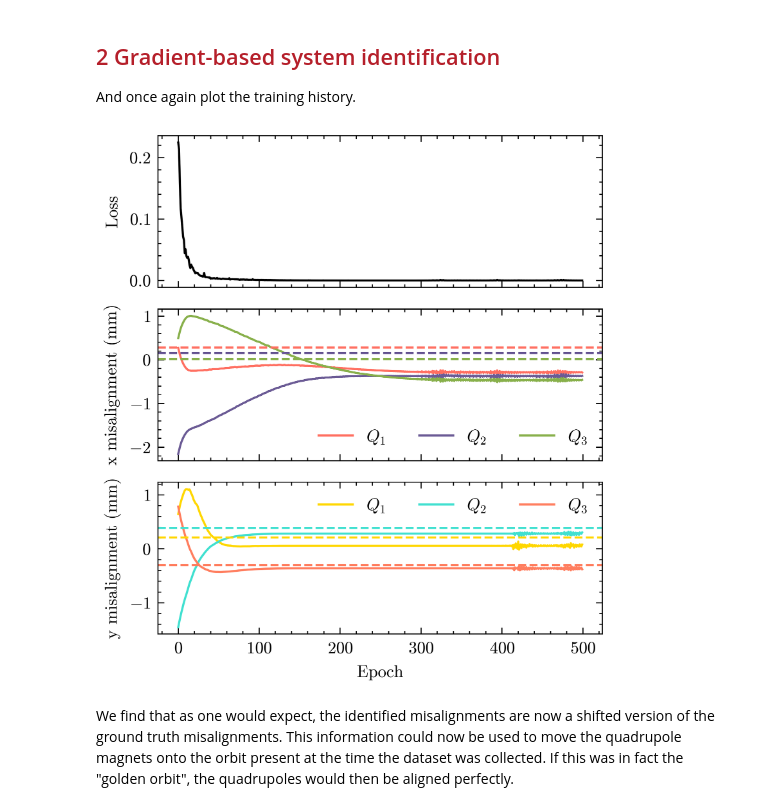
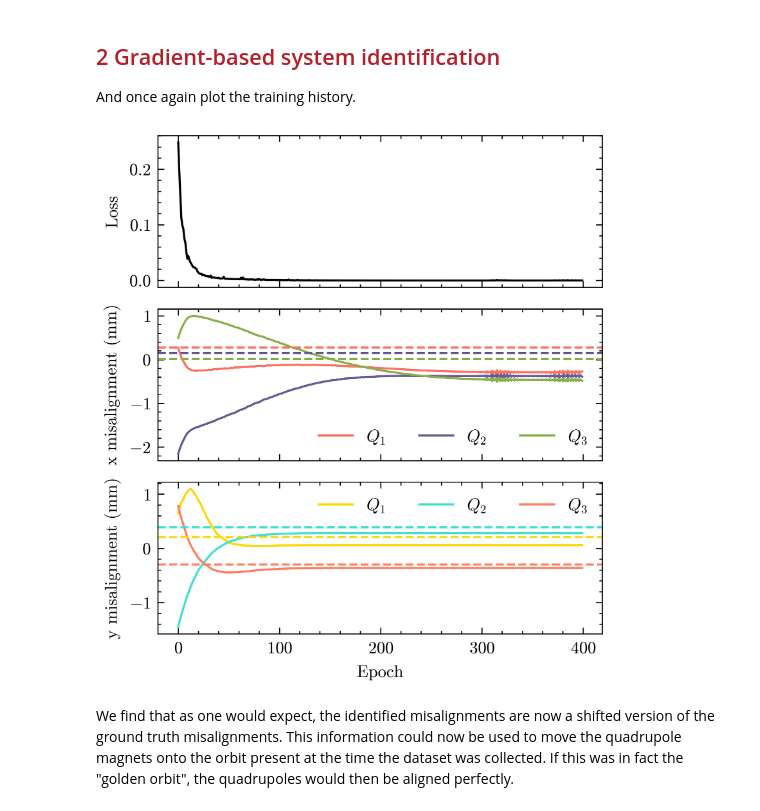
Before and after one commit to MALAPA-Collab/cheetah-tutorial-2025, a Jupyter notebook: tutorial.ipynb, the cells around one changed output. Saved outputs shown, nothing was run; the diff lists cells and outputs as text; code cells hidden in the pictures.

```diff
--- a/tutorial.ipynb
+++ b/tutorial.ipynb
@@ -637,8 +559,6 @@ Similar to the previous example, we perform gradient-based optimisation of the m
 Note that the Cheetah model requires an incoming beam. In a real-world scenario this is not necesarily known, while the transverse position of the incoming beam affects the model and thereby the determined misalignments. Ideally one might have information on the incoming beam from prior measurements (e.g. identification through Cheetah) or simulations. In this case we assume we know the incoming beam exactly and use the same beam as in the dataset. Further below, we show that this method still works well even if the incoming beam is not known exactly.
 # %%
 # Load ARES lattice and wrap it in normalisation nn.Module
-
-
 class NormalizedARESEAMisalignments(nn.Module):
     """
     Wrapper around the ARES experimental area lattice that normalises the
@@ -692,25 +612,6 @@ class NormalizedARESEAMisalignments(nn.Module):
                 sigma_tau=torch.tensor(incoming_parameters[9], dtype=torch.float32),
                 sigma_p=torch.tensor(incoming_parameters[10], dtype=torch.float32),
             )
-        elif incoming == "centered_astra":
-            self.incoming_beam = cheetah.ParameterBeam.from_astra(
-                "data/ACHIP_EA1_2021.1351.001"
-            ).transformed_to(
-                mu_x=torch.tensor(0.0),
-                mu_y=torch.tensor(0.0),
-                mu_px=torch.tensor(0.0),
-                mu_py=torch.tensor(0.0),
-            )
-        elif incoming == "uncentered_astra":
-            rl_sim_incoming_parameters = rl_data_sim["observations"][0]["incoming"]
-            self.incoming_beam = cheetah.ParameterBeam.from_astra(
-                "data/ACHIP_EA1_2021.1351.001"
-            ).transformed_to(
-                mu_x=torch.tensor(rl_sim_incoming_parameters[1], dtype=torch.float32),
-                mu_px=torch.tensor(rl_sim_incoming_parameters[2], dtype=torch.float32),
-                mu_y=torch.tensor(rl_sim_incoming_parameters[3], dtype=torch.float32),
-                mu_py=torch.tensor(rl_sim_incoming_parameters[4], dtype=torch.float32),
-            )
         else:
             raise ValueError(f"Unknown incoming beam {incoming}")
 
@@ -939,15 +758,15 @@ We observe that the misalignments in the Cheetah model converge towards the know
 However, as previously mentioned, the incoming beam is rarely known exactly in real-world scenarios. In the following assume a beam that is located in origin of the transverse plane. One might interpret this as assuming that the beam present in the dataset represents the golden orbit, and the goal is to determine the misalignments with respect to this orbit. We can now run the same optimisation as before, but with the incoming beam set to the origin.
 # %%
 normalized_ares_ea = NormalizedARESEAMisalignments(incoming="centered_rl_sim_data")
-history_9 = train_normalized(model=normalized_ares_ea, num_epochs=500, data=rl_data_sim)
+history_9 = train_normalized(model=normalized_ares_ea, num_epochs=400, data=rl_data_sim)
 # %% [markdown]
 <h2 style="color: #b51f2a">2 Gradient-based system identification</h2>
 
 And once again plot the training history.
 # %%
-plot_training(history_9, ground_truth=rl_data_sim["observations"][0]["misalignments"])
+plot_system_identification_training(history_9, ground_truth=rl_data_sim["observations"][0]["misalignments"])
 # %% [output]
-[figure, old version]
+[figure, new version]
 # %% [markdown]
 We find that as one would expect, the identified misalignments are now a shifted version of the ground truth misalignments. This information could now be used to move the quadrupole magnets onto the orbit present at the time the dataset was collected. If this was in fact the "golden orbit", the quadrupoles would then be aligned perfectly.
 # %% [markdown]
```
Also changed, not shown: parts of 10 cells of this notebook, 2 other files.
